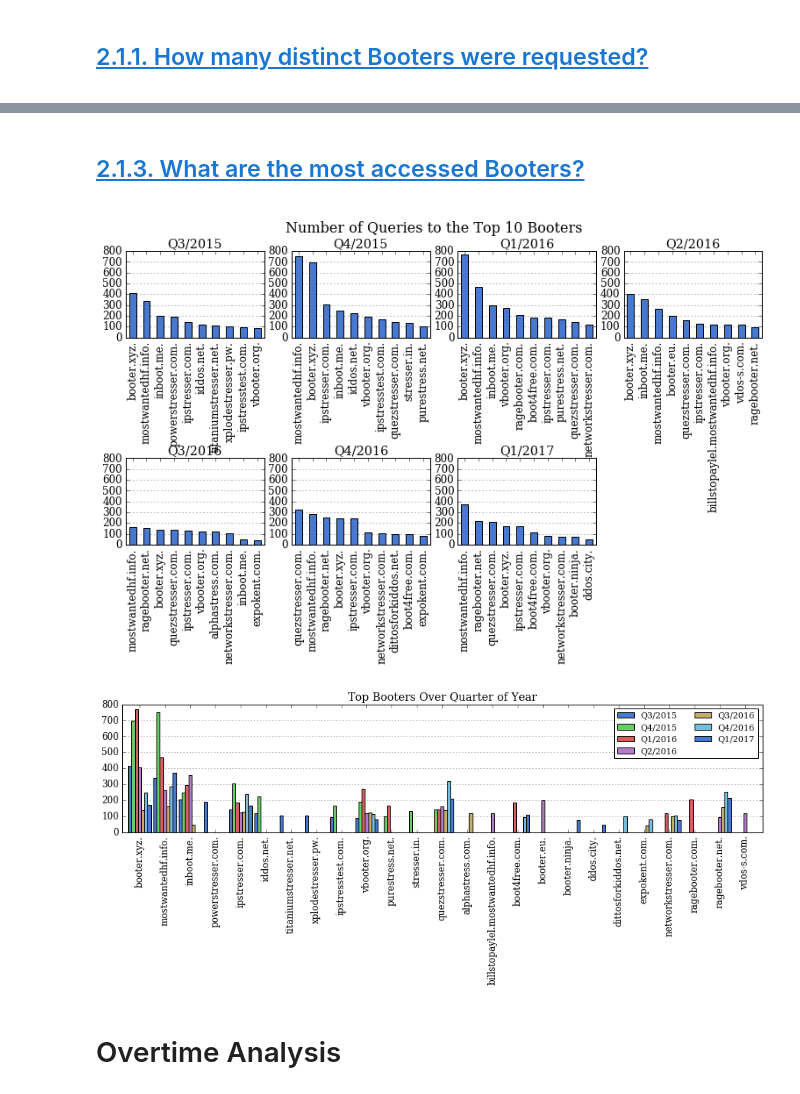
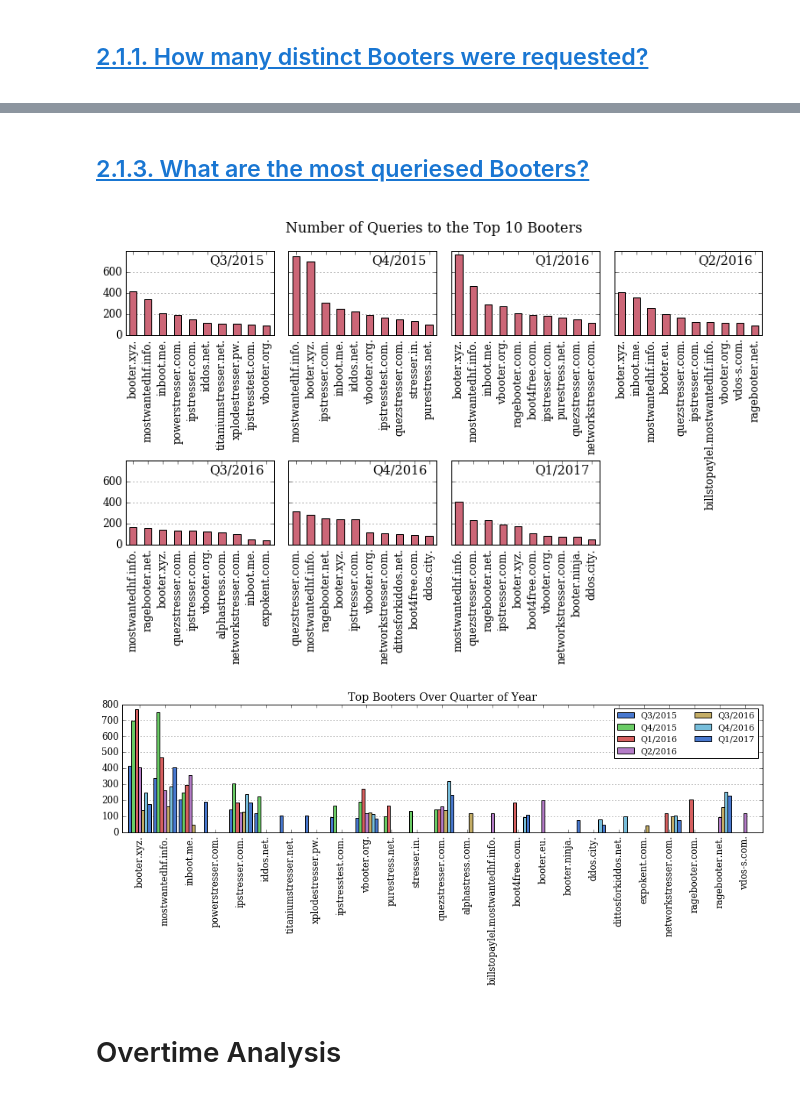
Before and after one commit to jjsantanna/booterblacklist_surfnet_case, a Jupyter notebook: surfnet/surfnet_case_analysis.ipynb, the cells around one changed output, grey strips where cells are left out. Drawn from its saved outputs; the diff is of its cells as text; code cells hidden in the pictures.

```diff
--- a/surfnet/surfnet_case_analysis.ipynb
+++ b/surfnet/surfnet_case_analysis.ipynb
@@ -50,18 +50,21 @@ SURFnet monitors DNS queries using their EEMO plugin https://github.com/SURFnet/
 # CODE:
 import pandas as pd
 import numpy as np
+
 import matplotlib
 import matplotlib.pyplot as plt
 %matplotlib inline
 
-#Styles: https://tonysyu.github.io/raw_content/matplotlib-style-gallery/gallery.html
-# print(plt.style.available)
-# plt.xkcd()
-# plt.style.use('ggplot')
-# plt.rcParams.update(plt.rcParamsDefault)
-plt.style.use('seaborn-muted')
+plt.style.use('seaborn-muted') #For a nice schema of colors (https://tonysyu.github.io/raw_content/matplotlib-style-gallery/gallery.html)
+
+# To overcome font type 3 problem!
+plt.rcParams['pdf.fonttype'] = 42
+plt.rcParams['ps.fonttype'] = 42
+
+# For a better style
 plt.rcParams['font.family'] = 'serif'
 plt.rcParams['font.size'] = 12
+
 
 plt.rcParams['axes.axisbelow']=True
 
@@ -811,6 +844,6 @@ ed2a6d0d064f2244cb345801ef5b3b44b40f4480e9abdd1f20393a6b4b3c1d74      1
 Name: user, dtype: int64
 # %% [markdown]
-<div id="2.1.3"><h2><a href="#TOC">2.1.3. What are the most accessed Booters? </a></h2></div>
+<div id="2.1.3"><h2><a href="#TOC">2.1.3. What are the most queriesed Booters? </a></h2></div>
 # %%
 top10booters_q3_2015_count = df_q3_2015['value'][df_q3_2015['recordtype']=='Q(Q)'].value_counts()[:10]
 top10booters_q3_2015=top10booters_q3_2015_count.index.tolist()
@@ -834,43 +867,63 @@ top10booters_q1_2017_count = df_q1_2017['value'][df_q1_2017['recordtype']=='Q(Q)
 top10booters_q1_2017=top10booters_q1_2017_count.index.tolist()
 # %%
 fig = plt.figure(figsize=(13, 6))
-fig.subplots_adjust(hspace=1.4,wspace=0.2)
+fig.subplots_adjust(hspace=1.5,wspace=0.1)
 
 ax1 = plt.subplot2grid((2,4), (0,0))
-top10booters_q3_2015_count.plot.bar(ax=ax1, title="Q3/2015",ylim=(0,800))
+top10booters_q3_2015_count.plot.bar(ax=ax1 ,ylim=(0,800),color='#CC6677')
+ax1.set_title("Q3/2015" ,position=(0.75, 0.8))
+ax1.yaxis.set_ticks(np.arange(0, 800, 200))
 ax1.yaxis.grid()
 
 ax2 = plt.subplot2grid((2,4), (0,1))
-top10booters_q4_2015_count.plot.bar(ax=ax2, title="Q4/2015",ylim=(0,800))
+top10booters_q4_2015_count.plot.bar(ax=ax2,ylim=(0,800),color='#CC6677')
+ax2.set_title("Q4/2015" ,position=(0.75, 0.8))
+ax2.axes.yaxis.set_ticklabels([])
+ax2.yaxis.set_ticks(np.arange(0, 800, 200))
 ax2.yaxis.grid()
 
 ax3 = plt.subplot2grid((2,4), (0,2))
-top10booters_q1_2016_count.plot.bar(ax=ax3, title="Q1/2016",ylim=(0,800))
+top10booters_q1_2016_count.plot.bar(ax=ax3,ylim=(0,800),color='#CC6677')
+ax3.set_title("Q1/2016" ,position=(0.75, 0.8))
+ax3.axes.yaxis.set_ticklabels([])
+ax3.yaxis.set_ticks(np.arange(0, 800, 200))
 ax3.yaxis.grid()
 
 ax4 = plt.subplot2grid((2,4), (0,3))
-top10booters_q2_2016_count.plot.bar(ax=ax4, title="Q2/2016",ylim=(0,800))
+top10booters_q2_2016_count.plot.bar(ax=ax4,ylim=(0,800),color='#CC6677')
+ax4.set_title("Q2/2016" ,position=(0.75, 0.8))
+ax4.axes.yaxis.set_ticklabels([])
+ax4.yaxis.set_ticks(np.arange(0, 800, 200))
 ax4.yaxis.grid()
 
 ax5 = plt.subplot2grid((2,4), (1,0))
-top10booters_q3_2016_without_outliers_count.plot.bar(ax=ax5, title="Q3/2016",ylim=(0,800))
+top10booters_q3_2016_without_outliers_count.plot.bar(ax=ax5, ylim=(0,800),color='#CC6677')
+ax5.set_title("Q3/2016" ,position=(0.75, 0.8))
+ax5.yaxis.set_ticks(np.arange(0, 800, 200))
 ax5.yaxis.grid()
 
 ax6 = plt.subplot2grid((2,4), (1,1))
-top10booters_q4_2016_without_outliers_count.plot.bar(ax=ax6, title="Q4/2016",ylim=(0,800))
+top10booters_q4_2016_without_outliers_count.plot.bar(ax=ax6,ylim=(0,800),color='#CC6677')
+ax6.set_title("Q4/2016" ,position=(0.75, 0.8))
+ax6.axes.yaxis.set_ticklabels([])
+ax6.yaxis.set_ticks(np.arange(0, 800, 200))
 ax6.yaxis.grid()
 
 ax7 = plt.subplot2grid((2,4), (1,2))
-top10booters_q1_2017_count.plot.bar(ax=ax7, title="Q1/2017",ylim=(0,800))
+top10booters_q1_2017_count.plot.bar(ax=ax7,ylim=(0,800),color='#CC6677')
+ax7.set_title("Q1/2017" ,position=(0.75, 0.8))
+
+ax7.axes.yaxis.set_ticklabels([])
+ax7.yaxis.set_ticks(np.arange(0, 800, 200))
 ax7.yaxis.grid()
 
 fig.suptitle('Number of Queries to the Top 10 Booters', fontsize=16)
 
 plt.show()
-# fig.suptitle('')
-# fig.savefig('figs/top_booter_per_each_quarter.eps', bbox_inches='tight',format='eps', dpi=1200)
+fig.suptitle('')
+fig.savefig('figs/top_booters.eps', bbox_inches='tight',format='eps', dpi=1200)
 # %% [output]
-[figure, old version]
+[figure, new version]
 # %%
 fig = plt.figure(figsize=(15, 3))
 fig.subplots_adjust(hspace=2,wspace=0.3)
@@ -896,7 +949,7 @@ plt.show()
 # ax.set_title('')
 # fig.savefig('figs/top_booter_in_quarters.eps', bbox_inches='tight',format='eps', dpi=1200)
 # %% [output]
-[figure, old version]
+[figure, new version]
 # %% [markdown]
 # Overtime Analysis
 # %%
```
Also changed, not shown: parts of 32 cells of this notebook, 12 other files.
